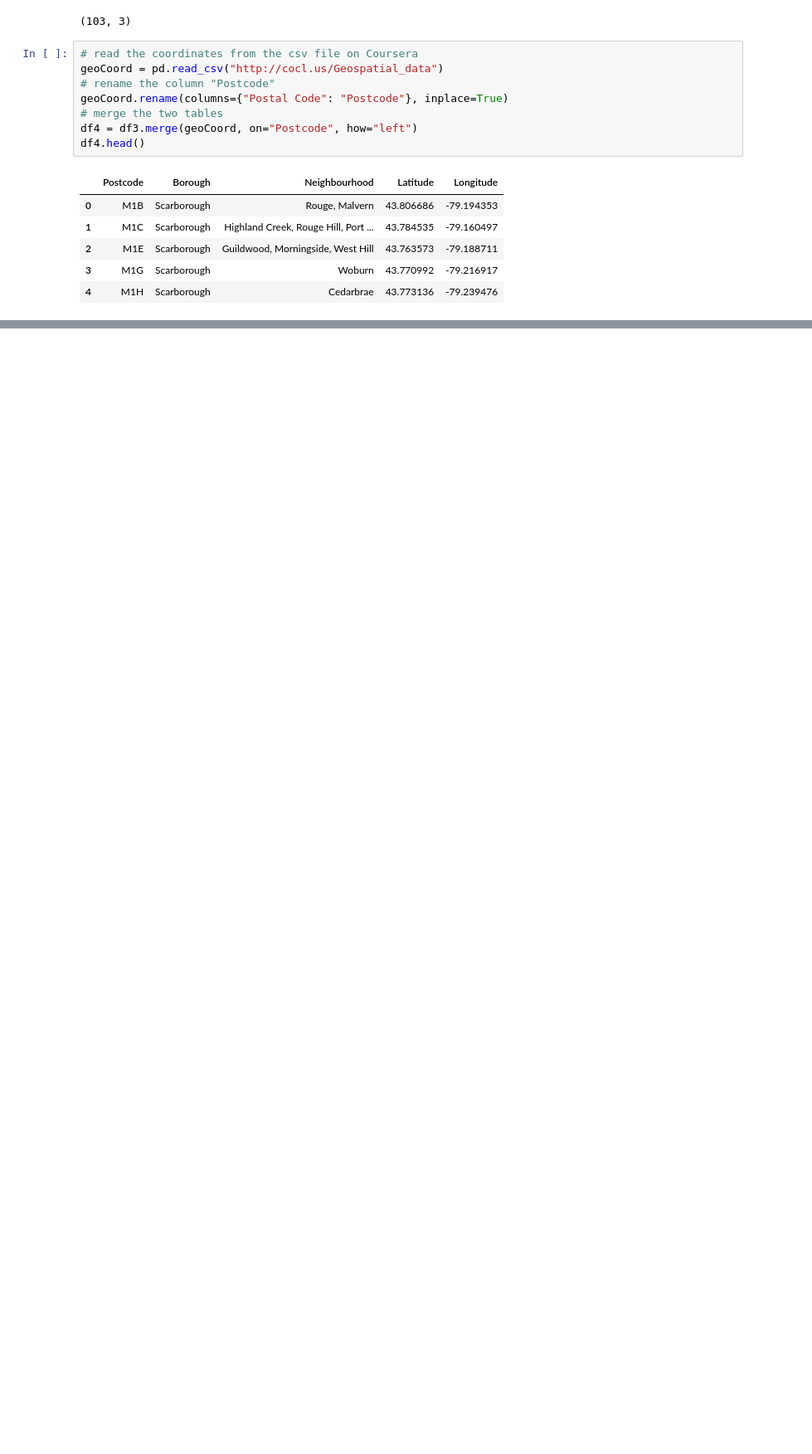
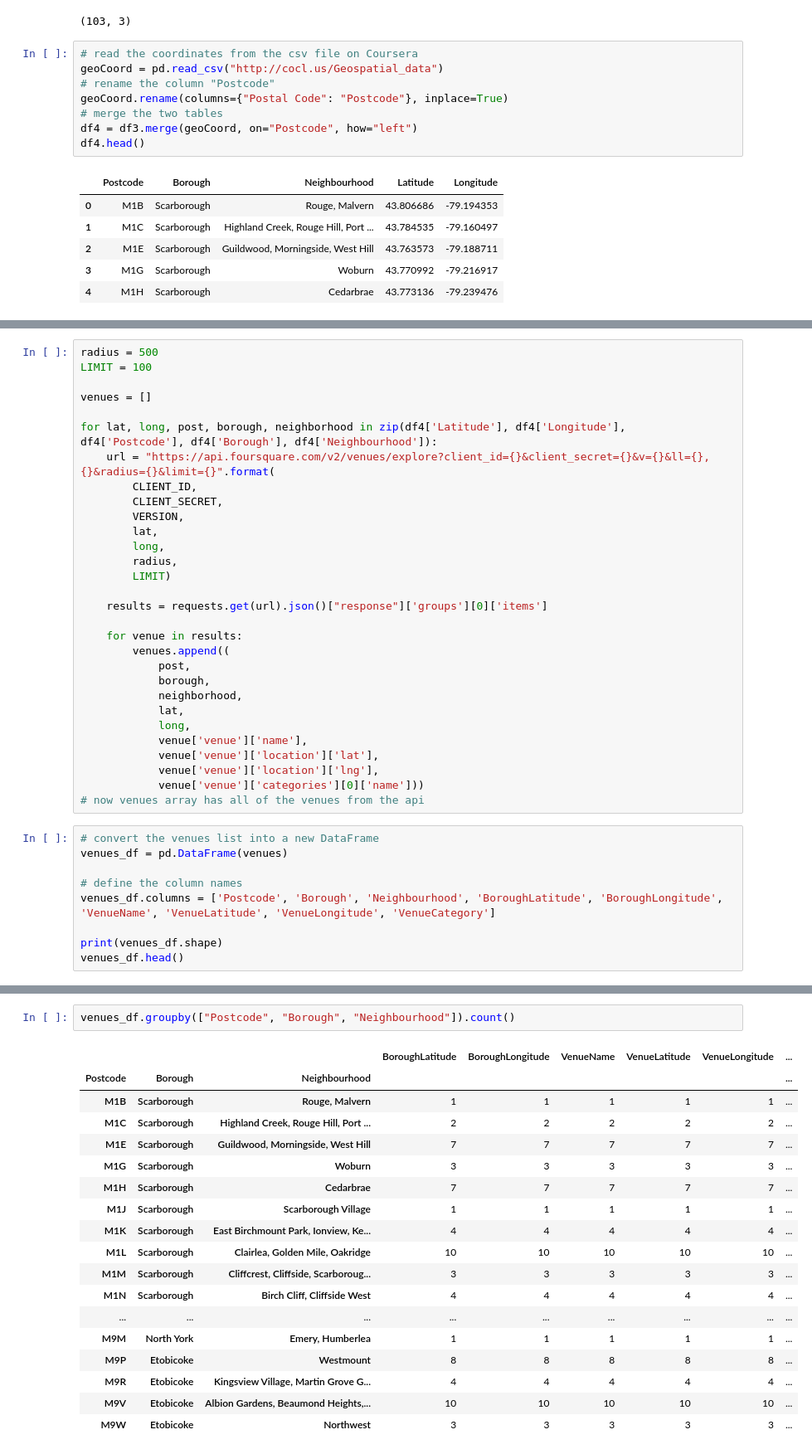
Before and after one commit to MrSalman333/Coursera_Capstone, a Jupyter notebook: Coursera_Capstone.ipynb, the cells around one changed output, grey strips where cells are left out. Shown at 83% size. Cells and saved outputs as stored; diff of their text form; blank space fills up the shorter version.

```diff
--- a/Coursera_Capstone.ipynb
+++ b/Coursera_Capstone.ipynb
@@ -74,0 +104,39 @@ df4.head()
+# %%
+radius = 500
+LIMIT = 100
+
+venues = []
+
+for lat, long, post, borough, neighborhood in zip(df4['Latitude'], df4['Longitude'], df4['Postcode'], df4['Borough'], df4['Neighbourhood']):
+    url = "https://api.foursquare.com/v2/venues/explore?client_id={}&client_secret={}&v={}&ll={},{}&radius={}&limit={}".format(
+        CLIENT_ID,
+        CLIENT_SECRET,
+        VERSION,
+        lat,
+        long,
+        radius,
+        LIMIT)
+
+    results = requests.get(url).json()["response"]['groups'][0]['items']
+
+    for venue in results:
+        venues.append((
+            post,
+            borough,
+            neighborhood,
+            lat,
+            long,
+            venue['venue']['name'],
+            venue['venue']['location']['lat'],
+            venue['venue']['location']['lng'],
+            venue['venue']['categories'][0]['name']))
+# now venues array has all of the venues from the api
+# %%
+# convert the venues list into a new DataFrame
+venues_df = pd.DataFrame(venues)
+
+# define the column names
+venues_df.columns = ['Postcode', 'Borough', 'Neighbourhood', 'BoroughLatitude', 'BoroughLongitude', 'VenueName', 'VenueLatitude', 'VenueLongitude', 'VenueCategory']
+
+print(venues_df.shape)
+venues_df.head()
@@ -74,0 +154,21 @@ df4.head()
+# %%
+venues_df.groupby(["Postcode", "Borough", "Neighbourhood"]).count()
+# %% [output]
+|  |  |  | BoroughLatitude | BoroughLongitude | VenueName | VenueLatitude | VenueLongitude | ... |
+| Postcode | Borough | Neighbourhood |  |  |  |  |  | ... |
+| M1B | Scarborough | Rouge, Malvern | 1 | 1 | 1 | 1 | 1 | ... |
+| M1C | Scarborough | Highland Creek, Rouge Hill, Port ... | 2 | 2 | 2 | 2 | 2 | ... |
+| M1E | Scarborough | Guildwood, Morningside, West Hill | 7 | 7 | 7 | 7 | 7 | ... |
+| M1G | Scarborough | Woburn | 3 | 3 | 3 | 3 | 3 | ... |
+| M1H | Scarborough | Cedarbrae | 7 | 7 | 7 | 7 | 7 | ... |
+| M1J | Scarborough | Scarborough Village | 1 | 1 | 1 | 1 | 1 | ... |
+| M1K | Scarborough | East Birchmount Park, Ionview, Ke... | 4 | 4 | 4 | 4 | 4 | ... |
+| M1L | Scarborough | Clairlea, Golden Mile, Oakridge | 10 | 10 | 10 | 10 | 10 | ... |
+| M1M | Scarborough | Cliffcrest, Cliffside, Scarboroug... | 3 | 3 | 3 | 3 | 3 | ... |
+| M1N | Scarborough | Birch Cliff, Cliffside West | 4 | 4 | 4 | 4 | 4 | ... |
+| ... | ... | ... | ... | ... | ... | ... | ... | ... |
+| M9M | North York | Emery, Humberlea | 1 | 1 | 1 | 1 | 1 | ... |
+| M9P | Etobicoke | Westmount | 8 | 8 | 8 | 8 | 8 | ... |
+| M9R | Etobicoke | Kingsview Village, Martin Grove G... | 4 | 4 | 4 | 4 | 4 | ... |
+| M9V | Etobicoke | Albion Gardens, Beaumond Heights,... | 10 | 10 | 10 | 10 | 10 | ... |
+| M9W | Etobicoke | Northwest | 3 | 3 | 3 | 3 | 3 | ... |
```
Also changed, not shown: parts of 9 cells of this notebook.
